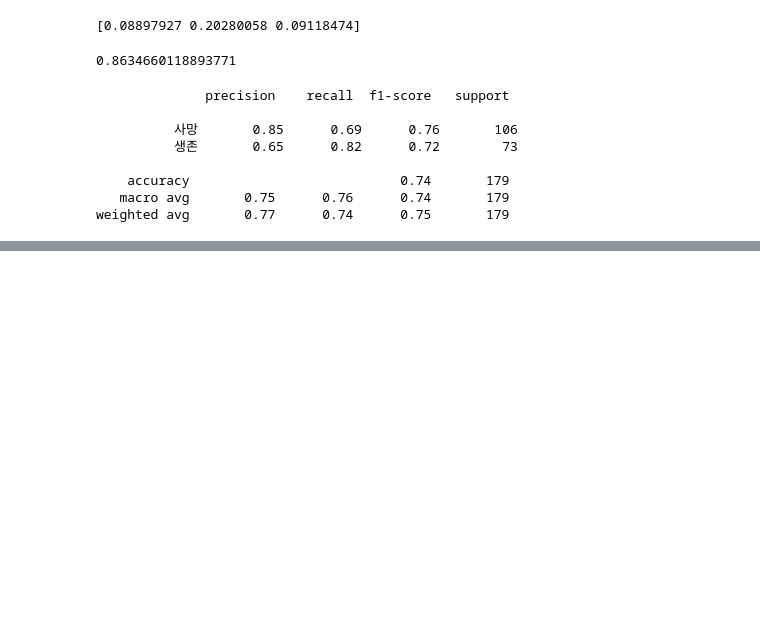
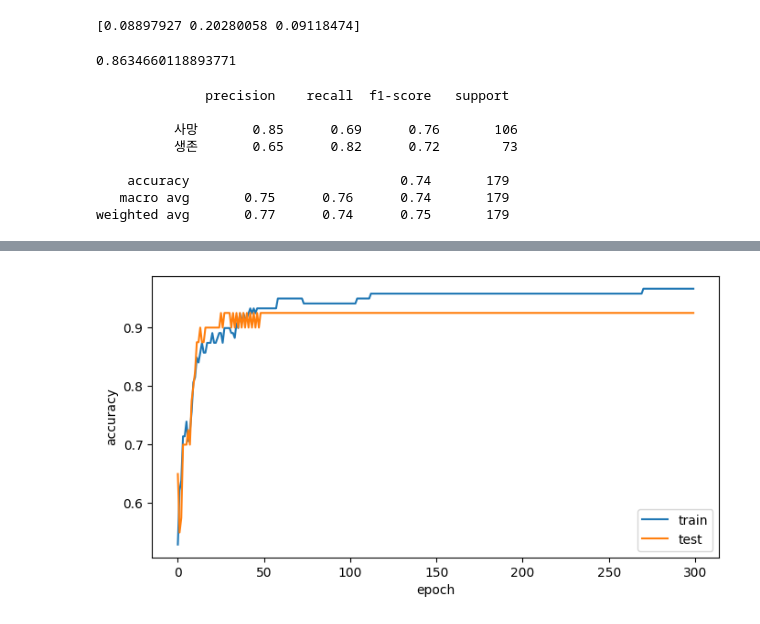
Before and after one commit to Chasu9808/Study_List, a Jupyter notebook: 20260528_machineLearning3/machine.ipynb, the cells around one changed output, grey strips where cells are left out. Cells and saved outputs as stored; diff of their text form; code cells hidden in the pictures; blank space fills up the shorter version.

```diff
--- a/20260528_machineLearning3/machine.ipynb
+++ b/20260528_machineLearning3/machine.ipynb
@@ -355,0 +358,13 @@ weighted avg       0.77      0.74      0.75       179
+# %%
+from sklearn.linear_model import SGDClassifier
+
+sc = SGDClassifier(loss='log_loss', random_state=42)
+
+train_score, test_score = [], []
+classes = np.unique(train_target)
+
+for _ in range(300):
+    sc.partial_fit(train_scaled, train_target,
+                   classes=classes)
+    train_score.append(sc.score(train_scaled, train_target))
+    test_score.append(sc.score(test_scaled, test_target))
@@ -355,0 +391,11 @@ weighted avg       0.77      0.74      0.75       179
+# %%
+import matplotlib.pyplot as plt
+plt.figure(figsize=(8, 4))
+plt.plot(train_score, label='train')
+plt.plot(test_score,  label='test')
+plt.xlabel('epoch')
+plt.ylabel('accuracy')
+plt.legend()
+plt.show()
+# %% [output]
+[figure, added]
```
Also changed, not shown: parts of 2 cells of this notebook.
